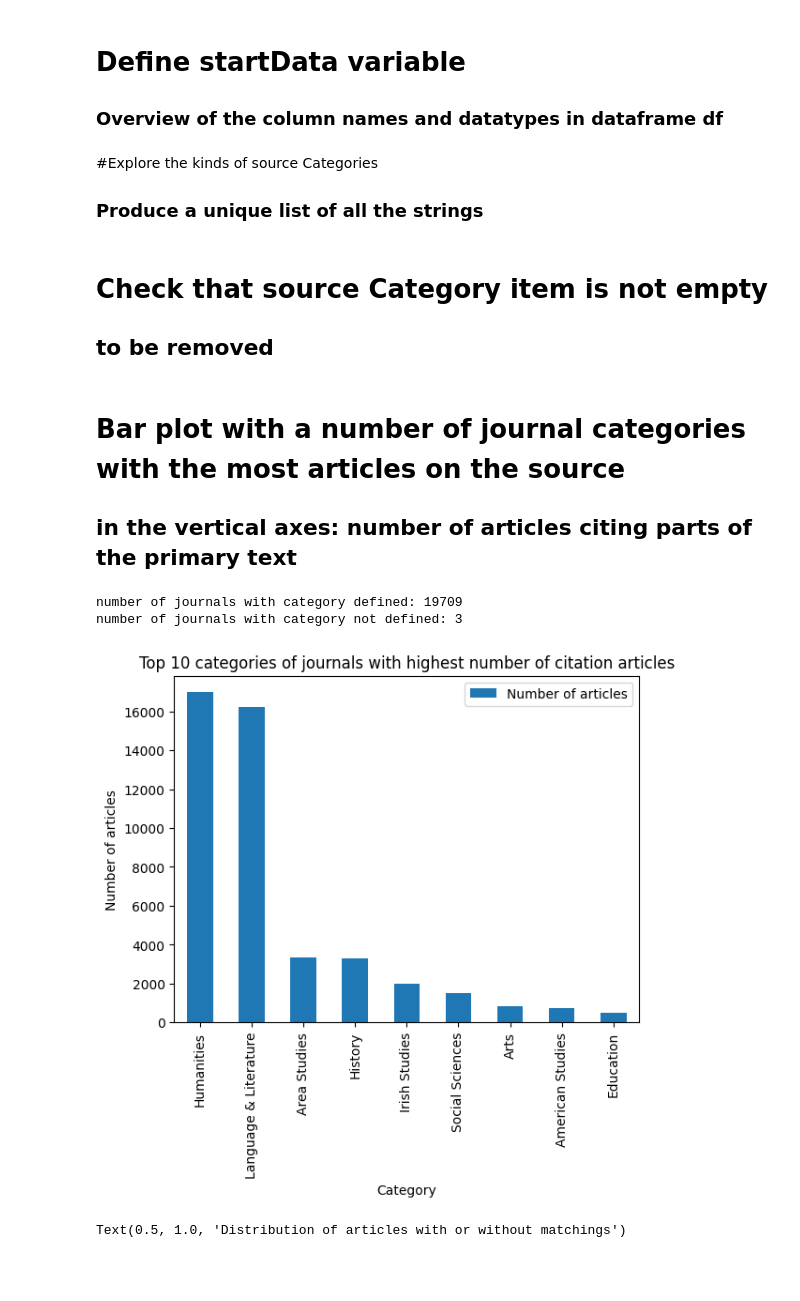
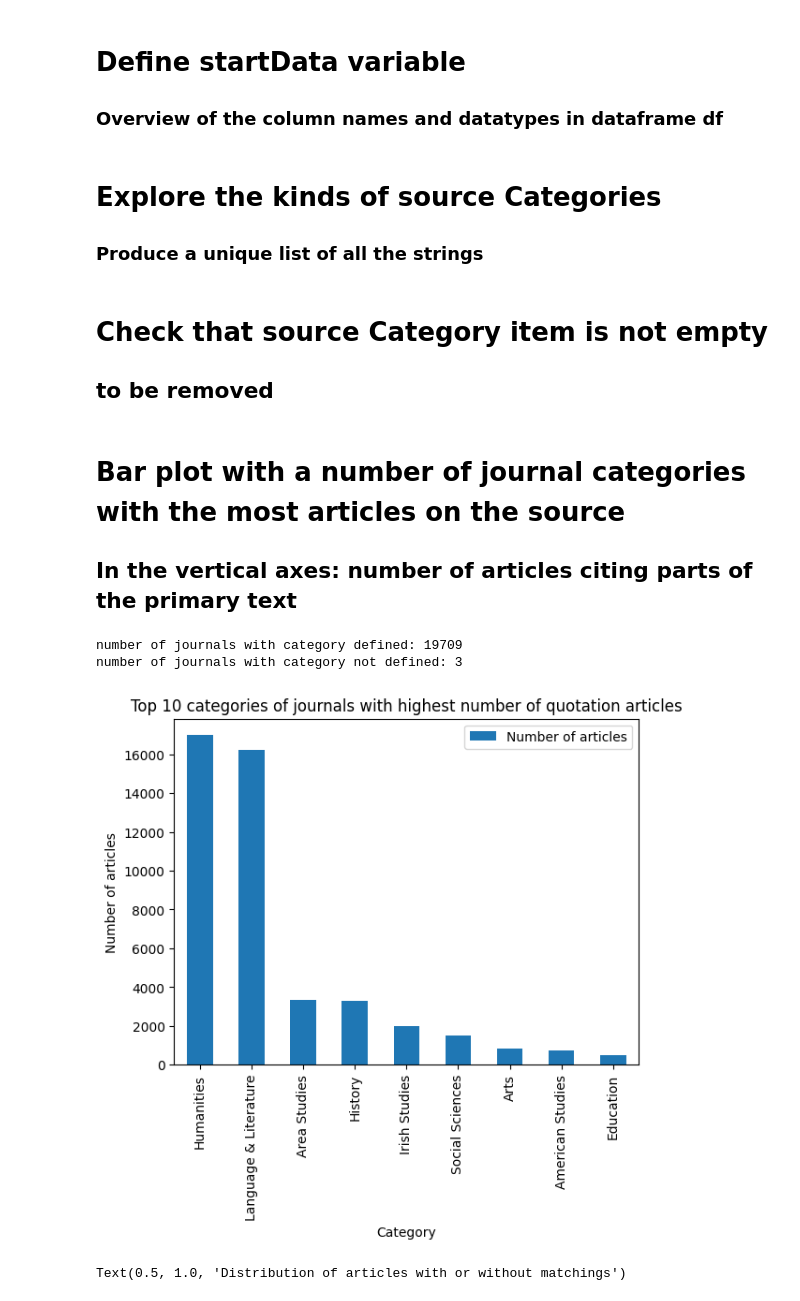
Before and after one commit to milanterlunen/quotation-detection, a Jupyter notebook: 03-analyze-results/generic-results-analysis-paul.ipynb, the cells around one changed output. Drawn from its saved outputs; the diff is of its cells as text; code cells hidden in the pictures; blank space fills up the shorter version.

```diff
--- a/03-analyze-results/generic-results-analysis-paul.ipynb
+++ b/03-analyze-results/generic-results-analysis-paul.ipynb
@@ -73,7 +67,7 @@ number_of_rows_without_matches=total_number_of_rows - number_of_rows_with_matche
 #print(number_of_rows_with_matches)
 #print(number_of_rows_without_matches)
 # %% [markdown]
-#Explore the kinds of source Categories
+# Explore the kinds of source Categories
 ### Produce a unique list of all the strings
 # %%
 flattened_list = [item for sublist in df['sourceCategory'].tolist() if sublist is not None for item in sublist]
@@ -98,16 +92,13 @@ df_without_lists = is_not_list.to_frame()
 # %% [markdown]
 # Bar plot with a number of journal categories with the most articles on the source
 
-## in the vertical axes: number of articles citing parts of the primary text
+## In the vertical axes: number of articles citing parts of the primary text
 # %%
 from itertools import chain
 from collections import Counter
 
-
-##j#nuber of sourceCategory entries  withb highest counts of citatioout of the primary text
+#numuber of sourceCategory entries with highest counts of quotation articles of the primary text
 top_N_sourceCategory_entries=10
-
-
 
 # Filter out None values
 df_filtered = df[df['sourceCategory'].notna()]
@@ -119,35 +110,35 @@ flattened_list = list(chain.from_iterable(df_filtered['sourceCategory']))
 
 # Count the occurrences of each value
 counts = Counter(flattened_list)
 
 # Convert the result to a DataFrame
 counts_df = pd.DataFrame.from_dict(counts, orient='index', columns=['Count'])
 
 # Reset the index
 counts_df.reset_index(inplace=True)
 
 # Rename the columns
 counts_df.columns = ['Value', 'Count']
 #print(counts_df)
 #counts_df.plot(x='Value', y='Count', kind='bar')
 counts_df_sorted = counts_df.sort_values(by='Count', ascending=False)
 
 # use the n= 10 first, most promenent itens
 
 counts_df_sorted=counts_df_sorted.iloc[:top_N_sourceCategory_entries-1]
 counts_df_sorted.head()
 
 #print(counts_df_sorted)
 plt1=counts_df_sorted.plot(x='Value', y='Count', label='Number of articles', kind='bar')
 
-plt1.set_title(f'Top {top_N_sourceCategory_entries} categories of journals with highest number of citation articles')
+plt1.set_title(f'Top {top_N_sourceCategory_entries} categories of journals with highest number of quotation articles')
 plt1.set_xlabel('Category')
 plt1.set_ylabel('Number of articles')
 plt1.figure.show()
 # %% [output]
 number of journals with category defined: 19709
 number of journals with category not defined: 3
-[figure, old version]
+[figure, new version]
 # %%
 
 import matplotlib.pyplot as plt
```
Also changed, not shown: parts of 15 cells of this notebook.
